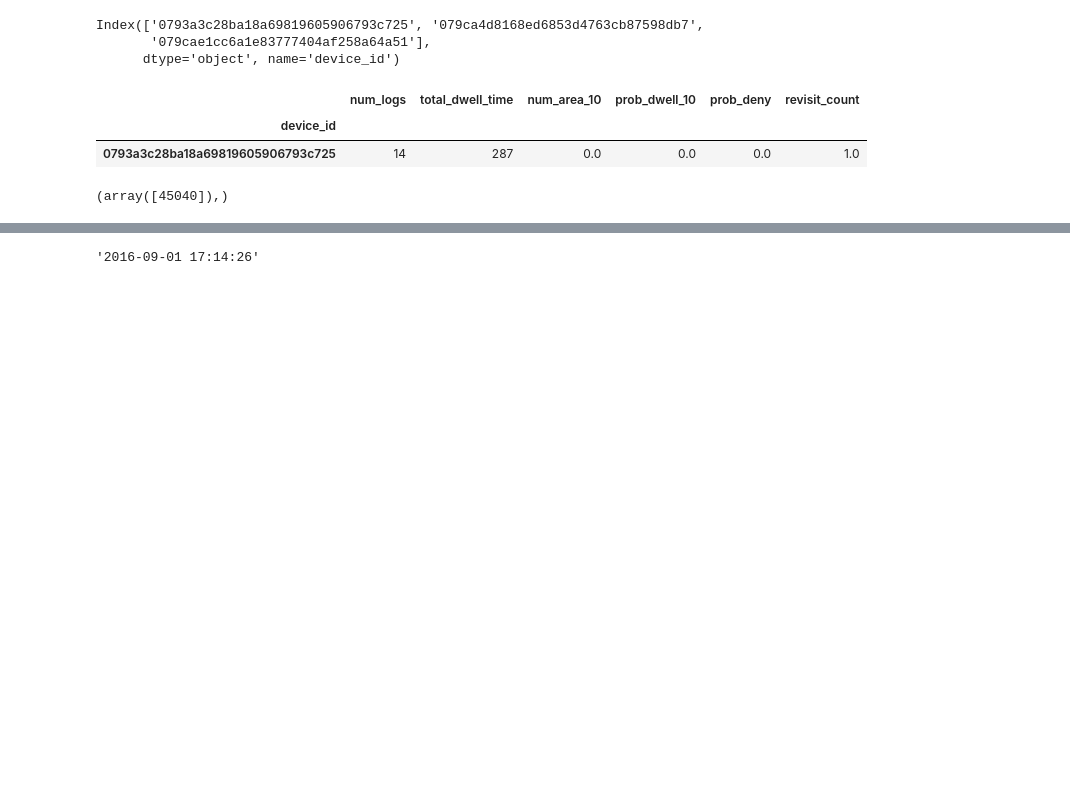
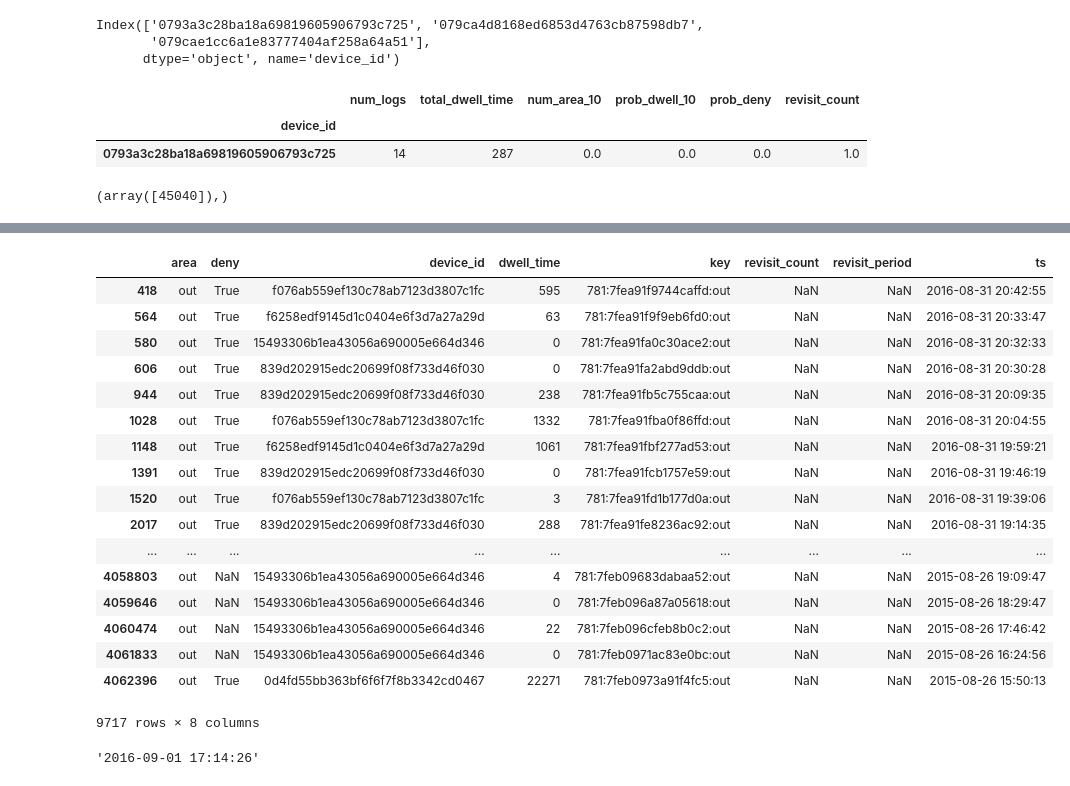
Before and after one commit to Yoo-Ju/MSRA_proposal_wifi_log, a Jupyter notebook: notebook/Supervised_model(basic_features).ipynb, the cells around one changed output, grey strips where cells are left out. Cells and saved outputs as stored; diff of their text form; code cells hidden in the pictures; blank space fills up the shorter version.

```diff
--- a/notebook/Supervised_model(basic_features).ipynb
+++ b/notebook/Supervised_model(basic_features).ipynb
@@ -1143,0 +1164,2 @@ np.where(device_ids =='0793a3c28ba18a69819605906793c725')
+# %%
+df_toy['date'] = df_toy['ts'] // 86400000
@@ -1143,0 +1183,2 @@ np.where(device_ids =='0793a3c28ba18a69819605906793c725')
+# %%
+df_toy = df_toy.loc[(df_toy['deny']!= 'True') & df_toy['dwell_time'] > 0]
@@ -1144,3 +1251,24 @@ np.where(device_ids =='0793a3c28ba18a69819605906793c725')
+# %%
+df_toy.loc[df_toy['area']=='out']
+# %% [output]
+|  | area | deny | device_id | dwell_time | key | revisit_count | revisit_period | ts |
+| 418 | out | True | f076ab559ef130c78ab7123d3807c1fc | 595 | 781:7fea91f9744caffd:out | NaN | NaN | 2016-08-31 20:42:55 |
+| 564 | out | True | f6258edf9145d1c0404e6f3d7a27a29d | 63 | 781:7fea91f9f9eb6fd0:out | NaN | NaN | 2016-08-31 20:33:47 |
+| 580 | out | True | 15493306b1ea43056a690005e664d346 | 0 | 781:7fea91fa0c30ace2:out | NaN | NaN | 2016-08-31 20:32:33 |
+| 606 | out | True | 839d202915edc20699f08f733d46f030 | 0 | 781:7fea91fa2abd9ddb:out | NaN | NaN | 2016-08-31 20:30:28 |
+| 944 | out | True | 839d202915edc20699f08f733d46f030 | 238 | 781:7fea91fb5c755caa:out | NaN | NaN | 2016-08-31 20:09:35 |
+| 1028 | out | True | f076ab559ef130c78ab7123d3807c1fc | 1332 | 781:7fea91fba0f86ffd:out | NaN | NaN | 2016-08-31 20:04:55 |
+| 1148 | out | True | f6258edf9145d1c0404e6f3d7a27a29d | 1061 | 781:7fea91fbf277ad53:out | NaN | NaN | 2016-08-31 19:59:21 |
+| 1391 | out | True | 839d202915edc20699f08f733d46f030 | 0 | 781:7fea91fcb1757e59:out | NaN | NaN | 2016-08-31 19:46:19 |
+| 1520 | out | True | f076ab559ef130c78ab7123d3807c1fc | 3 | 781:7fea91fd1b177d0a:out | NaN | NaN | 2016-08-31 19:39:06 |
+| 2017 | out | True | 839d202915edc20699f08f733d46f030 | 288 | 781:7fea91fe8236ac92:out | NaN | NaN | 2016-08-31 19:14:35 |
+| ... | ... | ... | ... | ... | ... | ... | ... | ... |
+| 4058803 | out | NaN | 15493306b1ea43056a690005e664d346 | 4 | 781:7feb09683dabaa52:out | NaN | NaN | 2015-08-26 19:09:47 |
+| 4059646 | out | NaN | 15493306b1ea43056a690005e664d346 | 0 | 781:7feb096a87a05618:out | NaN | NaN | 2015-08-26 18:29:47 |
+| 4060474 | out | NaN | 15493306b1ea43056a690005e664d346 | 22 | 781:7feb096cfeb8b0c2:out | NaN | NaN | 2015-08-26 17:46:42 |
+| 4061833 | out | NaN | 15493306b1ea43056a690005e664d346 | 0 | 781:7feb0971ac83e0bc:out | NaN | NaN | 2015-08-26 16:24:56 |
+| 4062396 | out | True | 0d4fd55bb363bf6f6f7f8b3342cd0467 | 22271 | 781:7feb0973a91f4fc5:out | NaN | NaN | 2015-08-26 15:50:13 |
+9717 rows × 8 columns
 # %%
 time.strftime('%Y-%m-%d %H:%M:%S')
 # %% [output]
```
Also changed, not shown: parts of 18 cells of this notebook.
